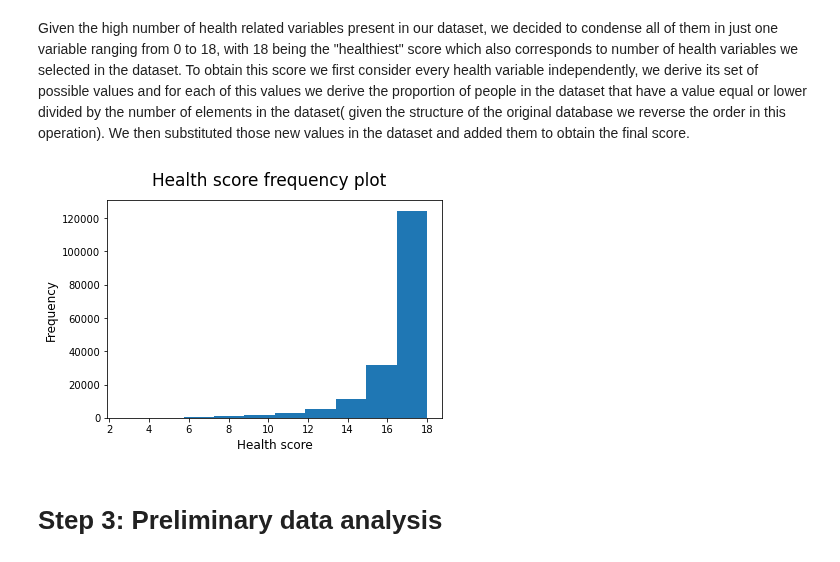
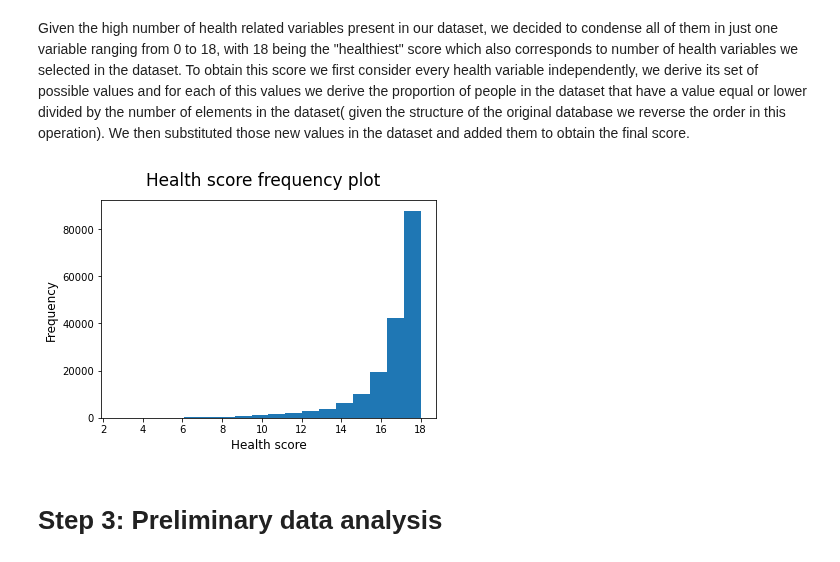
Before and after one commit to emarazz/ada_2020, a Jupyter notebook: Homework/04 - Detection of housing-health relationship/p4_V2.ipynb, the cells around one changed output. Saved outputs shown, nothing was run; the diff lists cells and outputs as text; code cells hidden in the pictures.

```diff
--- a/Homework/04 - Detection of housing-health relationship/p4_V2.ipynb
+++ b/Homework/04 - Detection of housing-health relationship/p4_V2.ipynb
@@ -196,13 +196,13 @@ data_person_all['health'] = 18 - (data_person_all[health_var] / data_person_all[
 # %%
 # distribution of "health" in the dataset
 fig, ax = plt.subplots()
 ax.set_xlabel('Health score', fontsize=12)
 ax.set_ylabel('Frequency', fontsize=12)
 fig.suptitle("Health score frequency plot", fontsize=17)
-data_person_all["health"].hist(ax=ax)
+data_person_all["health"].hist(ax=ax,bins=18)
 ax.grid(False)
 # %% [output]
-[figure, old version]
+[figure, new version]
 # %% [markdown]
 # Step 3: Preliminary data analysis
 # %% [markdown]
```
Also changed, not shown: parts of 9 cells of this notebook.
